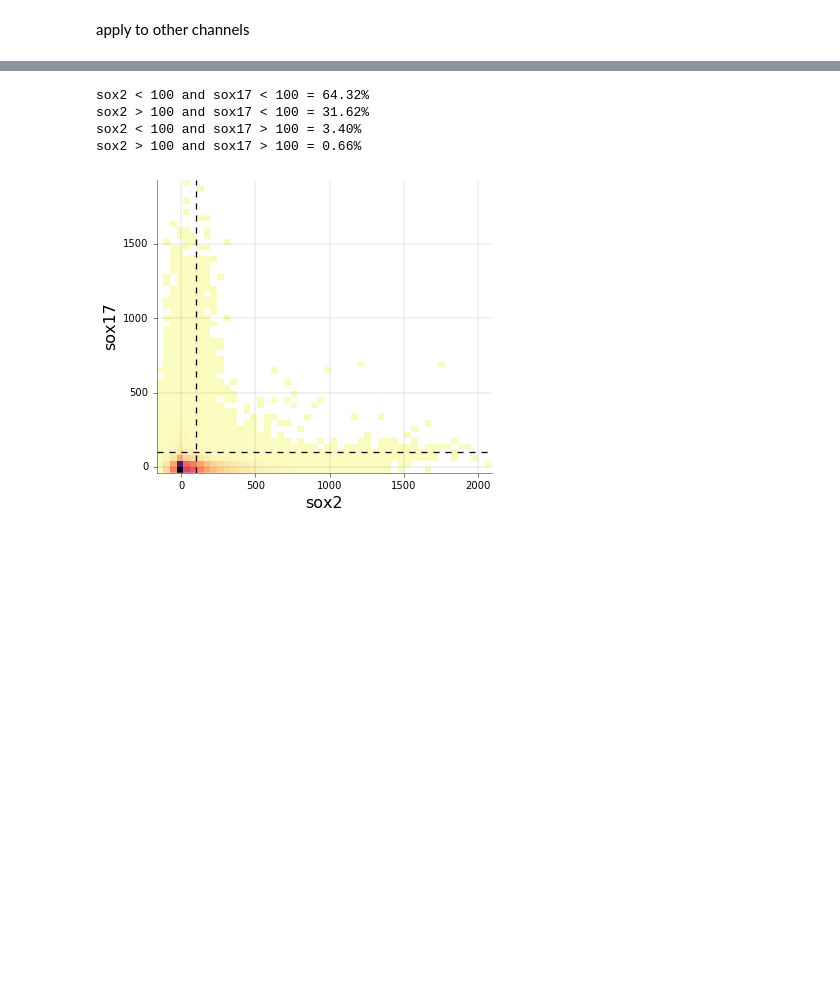
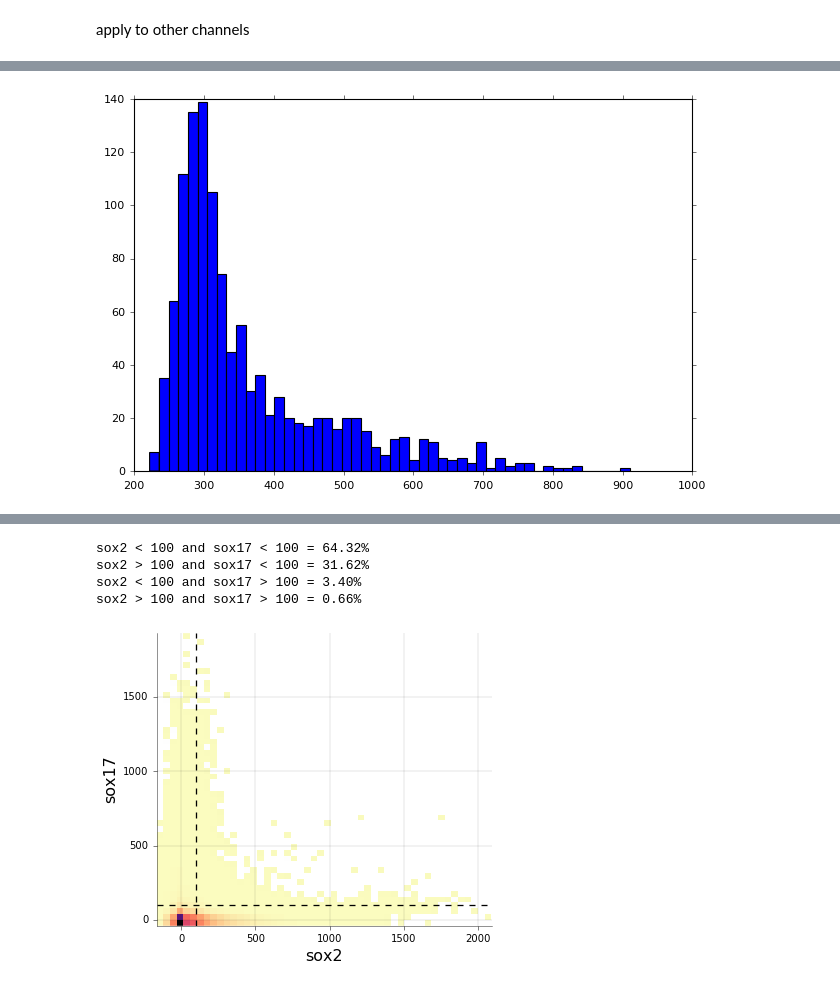
Before and after one commit to jjmetzger/stemcell_segmentation, a Jupyter notebook: watershed3d.ipynb, the cells around one changed output, grey strips where cells are left out. Drawn from its saved outputs; the diff is of its cells as text; code cells hidden in the pictures; blank space fills up the shorter version.

```diff
--- a/watershed3d.ipynb
+++ b/watershed3d.ipynb
@@ -97,0 +115,5 @@ w.df.head()
+# %%
+fig,ax=subplots()
+ax.hist(w.df['sox2'],bins=50);
+# %% [output]
+[figure, added]
```
Also changed, not shown: parts of 16 cells of this notebook, 1 other file.
